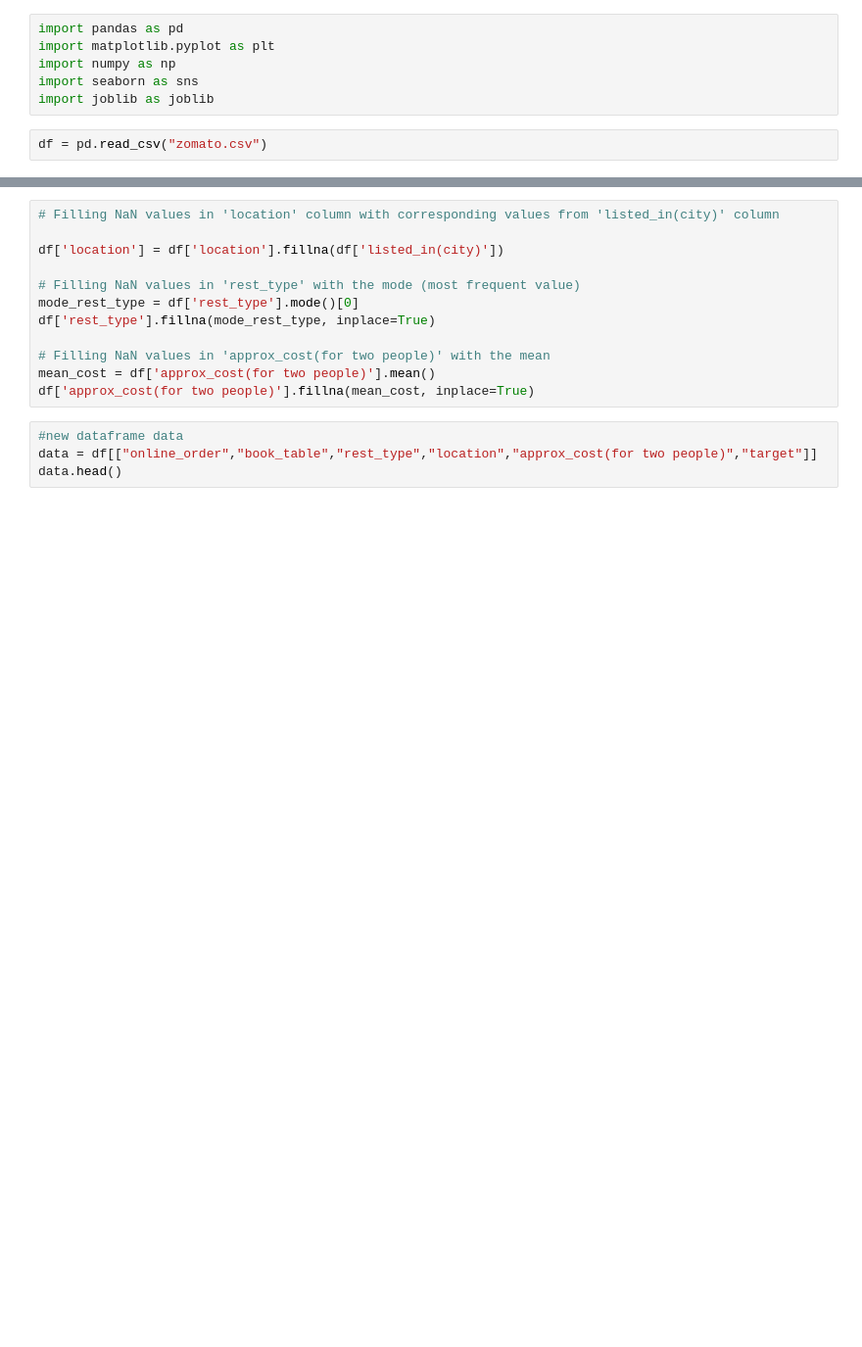
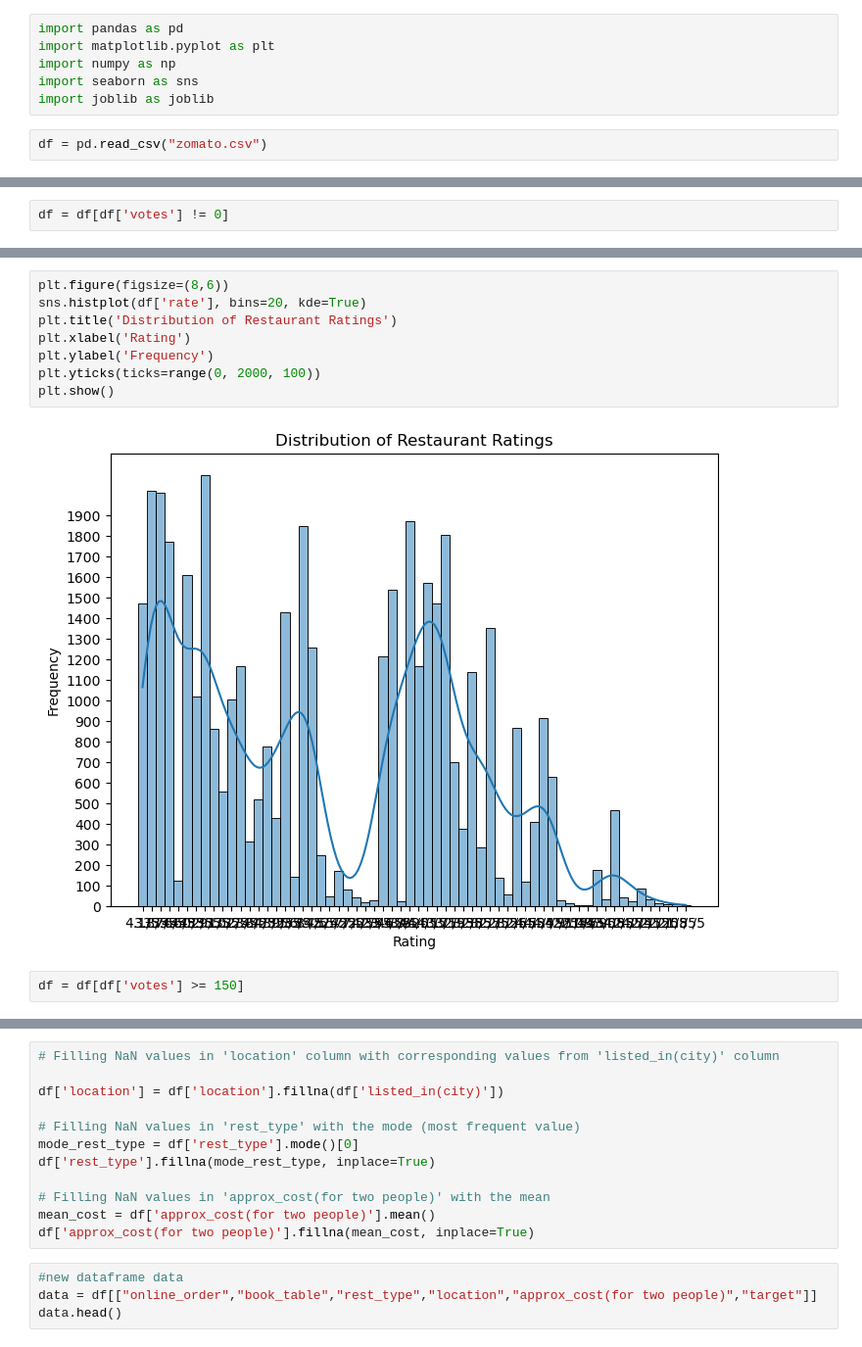
Before and after one commit to Ali1Ibrahim/Resturant-Prediction-Model, a Jupyter notebook: solution.ipynb, the cells around one changed output, grey strips where cells are left out. Shown at 98% size. Saved outputs shown, nothing was run; the diff lists cells and outputs as text; blank space fills up the shorter version.

```diff
--- a/solution.ipynb
+++ b/solution.ipynb
@@ -17,0 +63,2 @@ df.head()
+# %%
+df = df[df['votes'] != 0]
@@ -17,0 +85,12 @@ df.head()
+# %%
+plt.figure(figsize=(8,6))
+sns.histplot(df['rate'], bins=20, kde=True)
+plt.title('Distribution of Restaurant Ratings')
+plt.xlabel('Rating')
+plt.ylabel('Frequency')
+plt.yticks(ticks=range(0, 2000, 100))
+plt.show()
+# %% [output]
+[figure, added]
+# %%
+df = df[df['votes'] >= 150]
```
Also changed, not shown: parts of 32 cells of this notebook, 3 other files.
